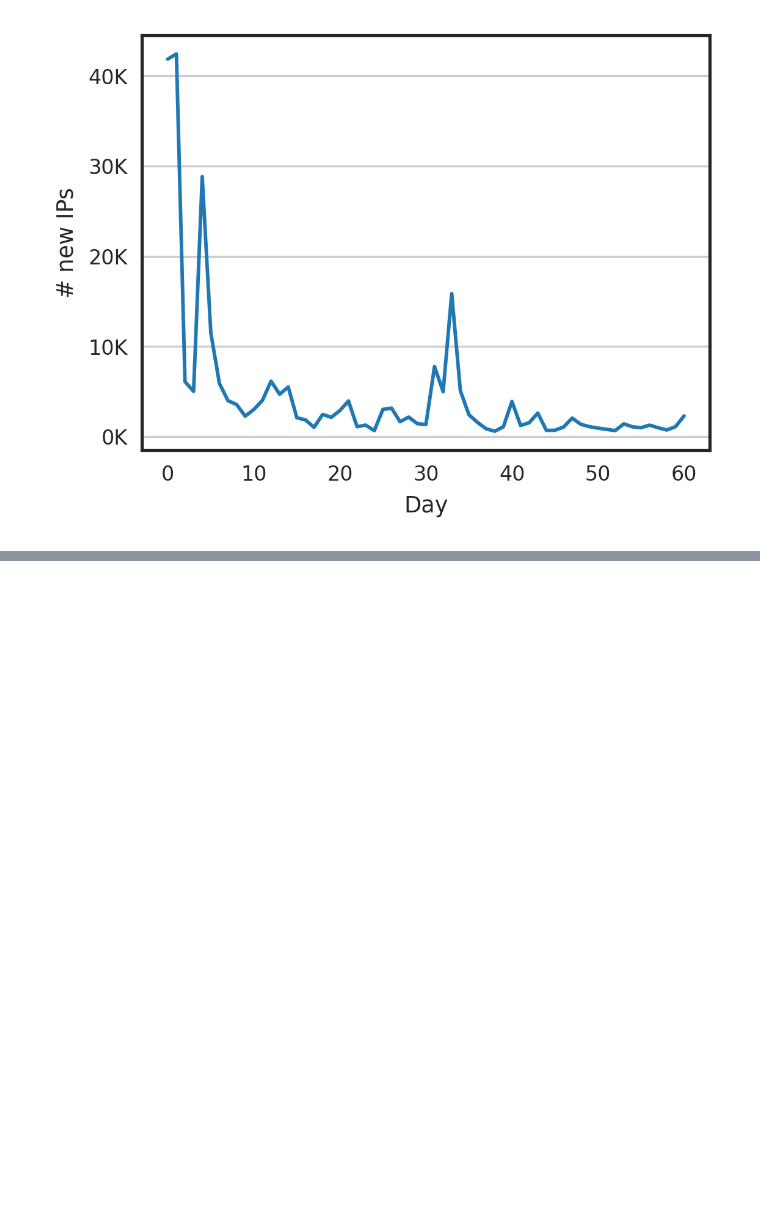
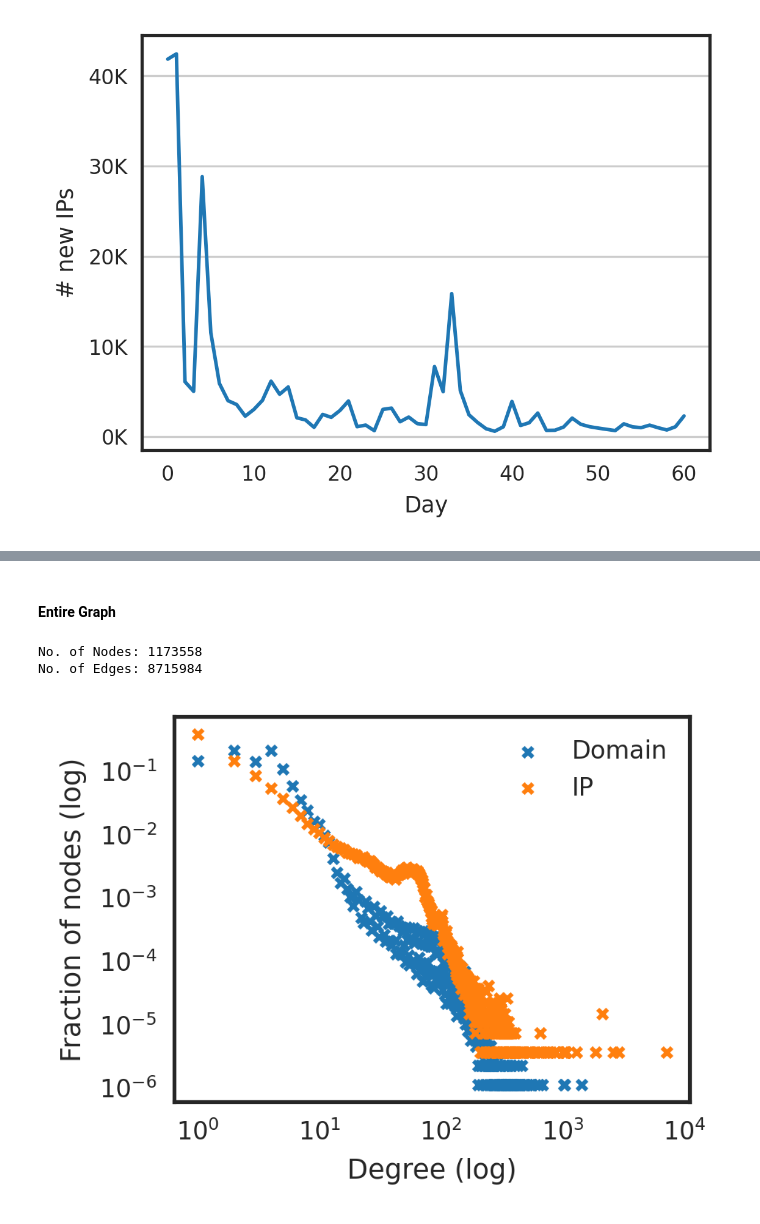
Before and after one commit to qcri/PDNS-Net, a Jupyter notebook: Statistics.ipynb, the cells around one changed output, grey strips where cells are left out. Cells and saved outputs as stored; diff of their text form; code cells hidden in the pictures; blank space fills up the shorter version.

```diff
--- a/Statistics.ipynb
+++ b/Statistics.ipynb
@@ -101,0 +128,19 @@ plt.show()
+# %% [markdown]
+#### Entire Graph
+# %%
+entire = dataset.to_static()
+entire_homo = entire.to_homogeneous()
+# %%
+no_iso_edges, _, mask = pyg_utils.remove_isolated_nodes(entire_homo.edge_index)
+
+print("No. of Nodes:", torch.count_nonzero(mask).numpy())
+print("No. of Edges:", no_iso_edges.shape[1] * 2)
+# %% [output]
+No. of Nodes: 1173558
+No. of Edges: 8715984
+# %%
+entire_nx = pyg_utils.to_networkx(entire_homo, to_undirected=True)
+# %%
+utils.plot_degree_dist_dom_ip_log(entire_nx, entire_homo.node_type)
+# %% [output]
+[figure, added]
```
Also changed, not shown: parts of 9 cells of this notebook, 20 other files.
